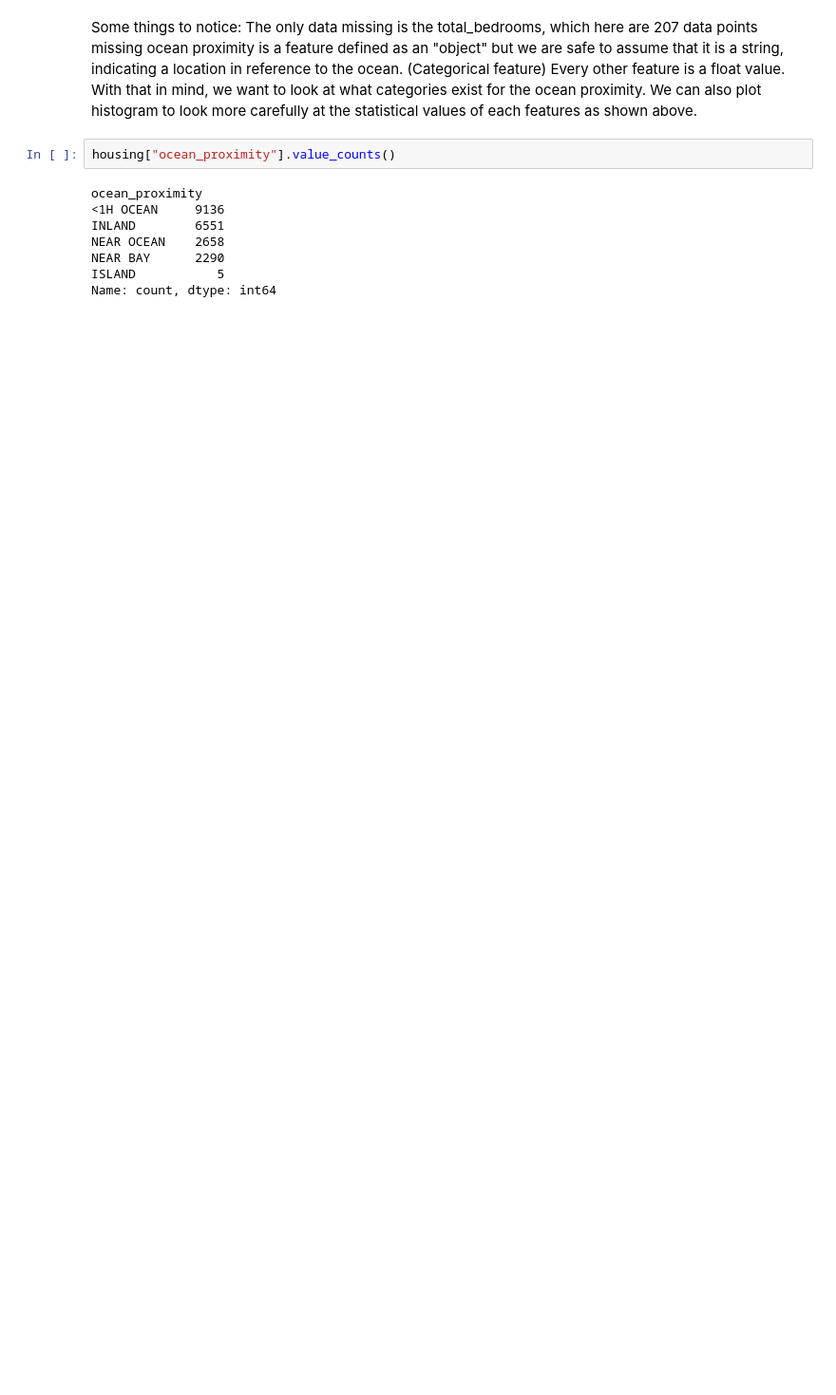
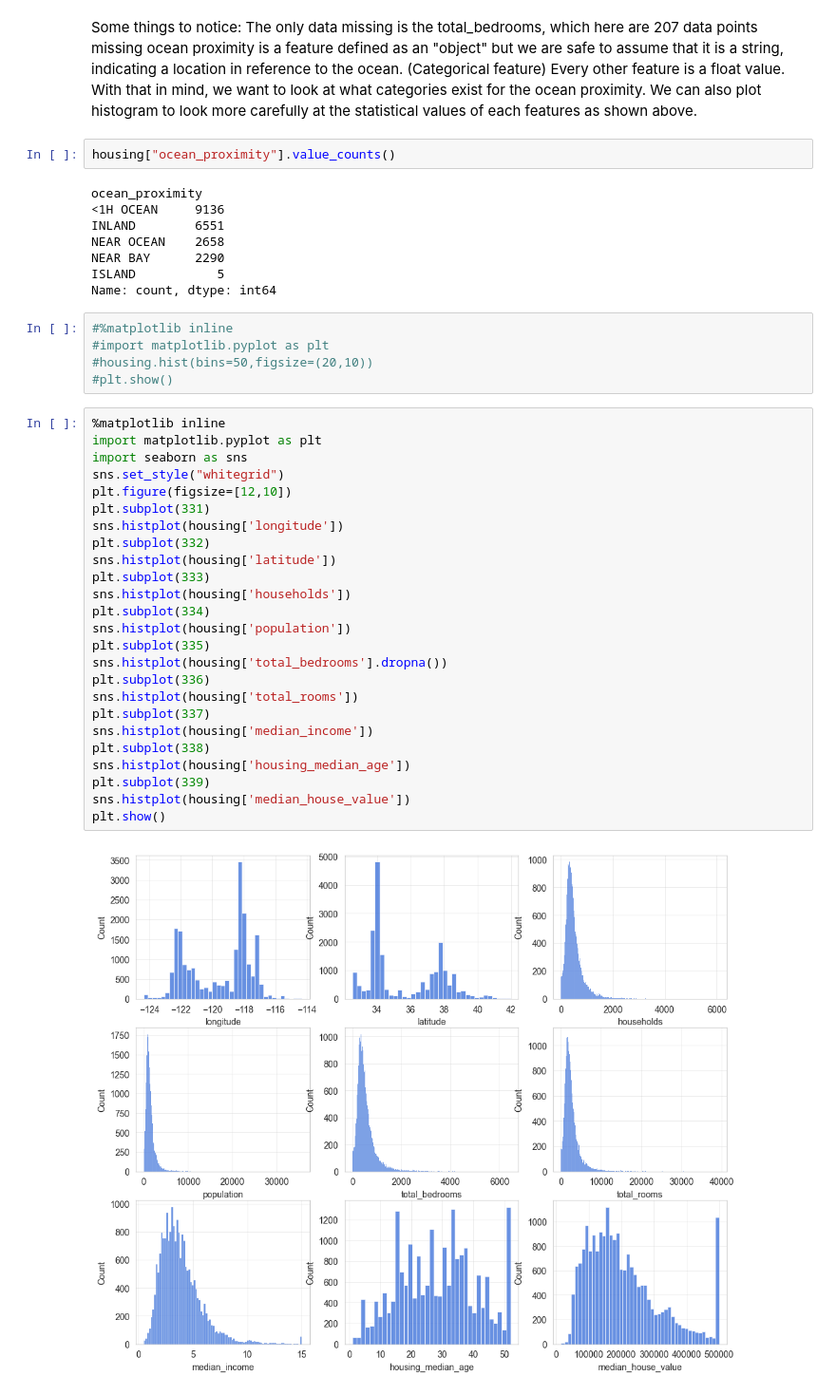
Before and after one commit to tona-akilabs/machine-learning-fundamentals, a Jupyter notebook: Housing.ipynb, the cells around one changed output. Shown at 95% size. Saved outputs shown, nothing was run; the diff lists cells and outputs as text; blank space fills up the shorter version.

```diff
--- a/Housing.ipynb
+++ b/Housing.ipynb
@@ -82,3 +82,35 @@ NEAR OCEAN    2658
 NEAR BAY      2290
 ISLAND           5
 Name: count, dtype: int64
+# %%
+#%matplotlib inline
+#import matplotlib.pyplot as plt
+#housing.hist(bins=50,figsize=(20,10))
+#plt.show()
+# %%
+%matplotlib inline
+import matplotlib.pyplot as plt
+import seaborn as sns
+sns.set_style("whitegrid")
+plt.figure(figsize=[12,10])
+plt.subplot(331)
+sns.histplot(housing['longitude'])
+plt.subplot(332)
+sns.histplot(housing['latitude'])
+plt.subplot(333)
+sns.histplot(housing['households'])
+plt.subplot(334)
+sns.histplot(housing['population'])
+plt.subplot(335)
+sns.histplot(housing['total_bedrooms'].dropna())
+plt.subplot(336)
+sns.histplot(housing['total_rooms'])
+plt.subplot(337)
+sns.histplot(housing['median_income'])
+plt.subplot(338)
+sns.histplot(housing['housing_median_age'])
+plt.subplot(339)
+sns.histplot(housing['median_house_value'])
+plt.show()
+# %% [output]
+[figure, added]
```
Also changed, not shown: parts of 12 cells of this notebook.
